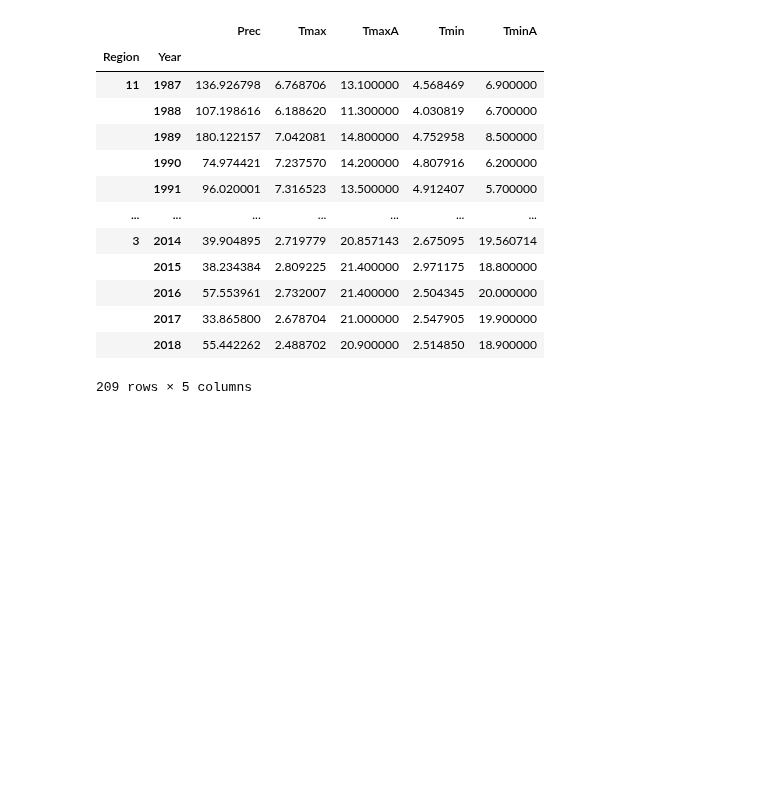
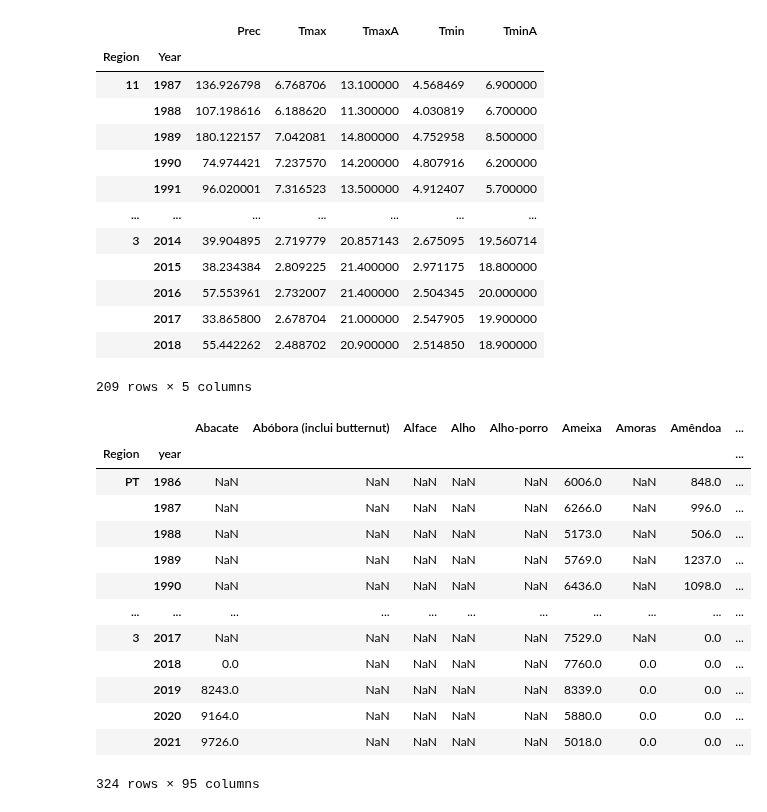
Before and after one commit to JoaoAnt42/FAA_TitanicSpace, a Jupyter notebook: FCD.ipynb, the cells around one changed output. Saved outputs shown, nothing was run; the diff lists cells and outputs as text; code cells hidden in the pictures; blank space fills up the shorter version.

```diff
--- a/FCD.ipynb
+++ b/FCD.ipynb
@@ -377,3 +377,20 @@ meteo
 |  | 2017 | 33.865800 | 2.678704 | 21.000000 | 2.547905 | 19.900000 |
 |  | 2018 | 55.442262 | 2.488702 | 20.900000 | 2.514850 | 18.900000 |
 209 rows × 5 columns
+# %%
+data
+# %% [output]
+|  |  | Abacate | Abóbora (inclui butternut) | Alface | Alho | Alho-porro | Ameixa | Amoras | Amêndoa | ... |
+| Region | year |  |  |  |  |  |  |  |  | ... |
+| PT | 1986 | NaN | NaN | NaN | NaN | NaN | 6006.0 | NaN | 848.0 | ... |
+|  | 1987 | NaN | NaN | NaN | NaN | NaN | 6266.0 | NaN | 996.0 | ... |
+|  | 1988 | NaN | NaN | NaN | NaN | NaN | 5173.0 | NaN | 506.0 | ... |
+|  | 1989 | NaN | NaN | NaN | NaN | NaN | 5769.0 | NaN | 1237.0 | ... |
+|  | 1990 | NaN | NaN | NaN | NaN | NaN | 6436.0 | NaN | 1098.0 | ... |
+| ... | ... | ... | ... | ... | ... | ... | ... | ... | ... | ... |
+| 3 | 2017 | NaN | NaN | NaN | NaN | NaN | 7529.0 | NaN | 0.0 | ... |
+|  | 2018 | 0.0 | NaN | NaN | NaN | NaN | 7760.0 | 0.0 | 0.0 | ... |
+|  | 2019 | 8243.0 | NaN | NaN | NaN | NaN | 8339.0 | 0.0 | 0.0 | ... |
+|  | 2020 | 9164.0 | NaN | NaN | NaN | NaN | 5880.0 | 0.0 | 0.0 | ... |
+|  | 2021 | 9726.0 | NaN | NaN | NaN | NaN | 5018.0 | 0.0 | 0.0 | ... |
+324 rows × 95 columns
```
Also changed, not shown: parts of 4 cells of this notebook, 1 other file.
